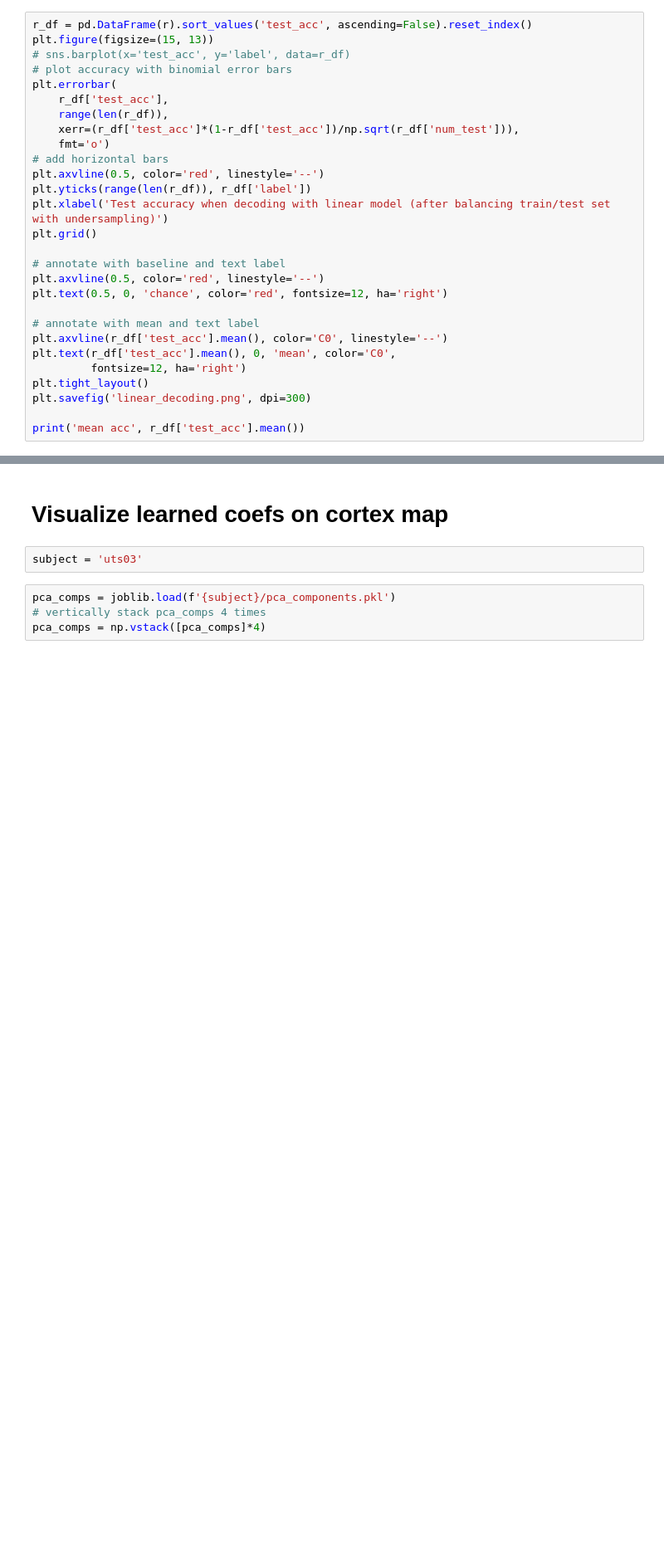
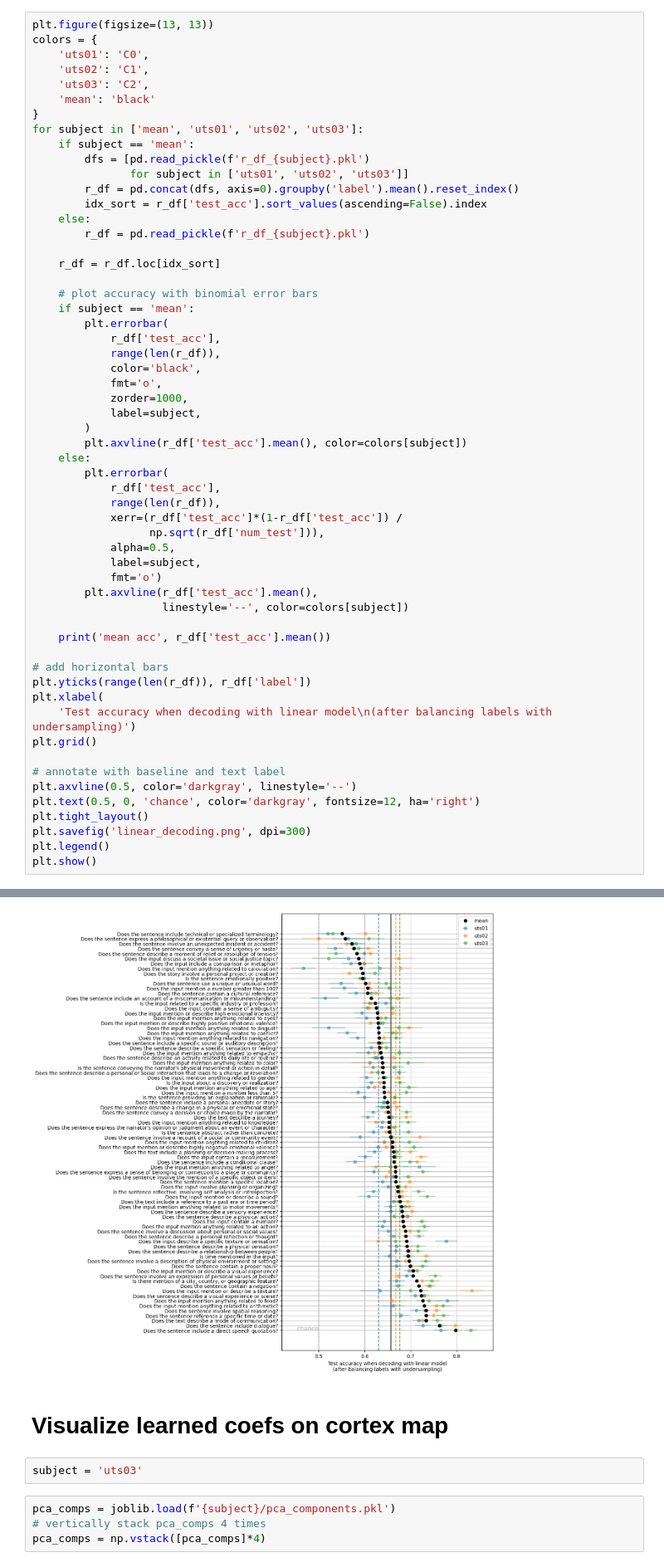
Before and after one commit to csinva/fmri, a Jupyter notebook: data/decoding/01_example_decode.ipynb, the cells around one changed output, grey strips where cells are left out. Shown at 83% size. Drawn from its saved outputs; the diff is of its cells as text; blank space fills up the shorter version.

Commit message:
update linear_decoding plot

```diff
--- a/data/decoding/01_example_decode.ipynb
+++ b/data/decoding/01_example_decode.ipynb
@@ -98,28 +102,58 @@ for label_num in tqdm(range(data['labs_train'].shape[1])):
 # %%
-r_df = pd.DataFrame(r).sort_values('test_acc', ascending=False).reset_index()
-plt.figure(figsize=(15, 13))
-# sns.barplot(x='test_acc', y='label', data=r_df)
-# plot accuracy with binomial error bars
-plt.errorbar(
-    r_df['test_acc'],
-    range(len(r_df)),
-    xerr=(r_df['test_acc']*(1-r_df['test_acc'])/np.sqrt(r_df['num_test'])),
-    fmt='o')
+plt.figure(figsize=(13, 13))
+colors = {
+    'uts01': 'C0',
+    'uts02': 'C1',
+    'uts03': 'C2',
+    'mean': 'black'
+}
+for subject in ['mean', 'uts01', 'uts02', 'uts03']:
+    if subject == 'mean':
+        dfs = [pd.read_pickle(f'r_df_{subject}.pkl')
+               for subject in ['uts01', 'uts02', 'uts03']]
+        r_df = pd.concat(dfs, axis=0).groupby('label').mean().reset_index()
+        idx_sort = r_df['test_acc'].sort_values(ascending=False).index
+    else:
+        r_df = pd.read_pickle(f'r_df_{subject}.pkl')
+
+    r_df = r_df.loc[idx_sort]
+
+    # plot accuracy with binomial error bars
+    if subject == 'mean':
+        plt.errorbar(
+            r_df['test_acc'],
+            range(len(r_df)),
+            color='black',
+            fmt='o',
+            zorder=1000,
+            label=subject,
+        )
+        plt.axvline(r_df['test_acc'].mean(), color=colors[subject])
+    else:
+        plt.errorbar(
+            r_df['test_acc'],
+            range(len(r_df)),
+            xerr=(r_df['test_acc']*(1-r_df['test_acc']) /
+                  np.sqrt(r_df['num_test'])),
+            alpha=0.5,
+            label=subject,
+            fmt='o')
+        plt.axvline(r_df['test_acc'].mean(),
+                    linestyle='--', color=colors[subject])
+
+    print('mean acc', r_df['test_acc'].mean())
+
 # add horizontal bars
-plt.axvline(0.5, color='red', linestyle='--')
 plt.yticks(range(len(r_df)), r_df['label'])
-plt.xlabel('Test accuracy when decoding with linear model (after balancing train/test set with undersampling)')
+plt.xlabel(
+    'Test accuracy when decoding with linear model\n(after balancing labels with undersampling)')
 plt.grid()
 
 # annotate with baseline and text label
-plt.axvline(0.5, color='red', linestyle='--')
-plt.text(0.5, 0, 'chance', color='red', fontsize=12, ha='right')
-
-# annotate with mean and text label
-plt.axvline(r_df['test_acc'].mean(), color='C0', linestyle='--')
-plt.text(r_df['test_acc'].mean(), 0, 'mean', color='C0',
-         fontsize=12, ha='right')
+plt.axvline(0.5, color='darkgray', linestyle='--')
+plt.text(0.5, 0, 'chance', color='darkgray', fontsize=12, ha='right')
 plt.tight_layout()
 plt.savefig('linear_decoding.png', dpi=300)
-
-print('mean acc', r_df['test_acc'].mean())
+plt.legend()
+plt.show()
+# %% [output]
@@ -126,3 +164,4 @@ print('mean acc', r_df['test_acc'].mean())
+[figure, added]
 # %% [markdown]
 # Visualize learned coefs on cortex map
 # %%
```
Also changed, not shown: parts of 2 cells of this notebook, 1 other file.
